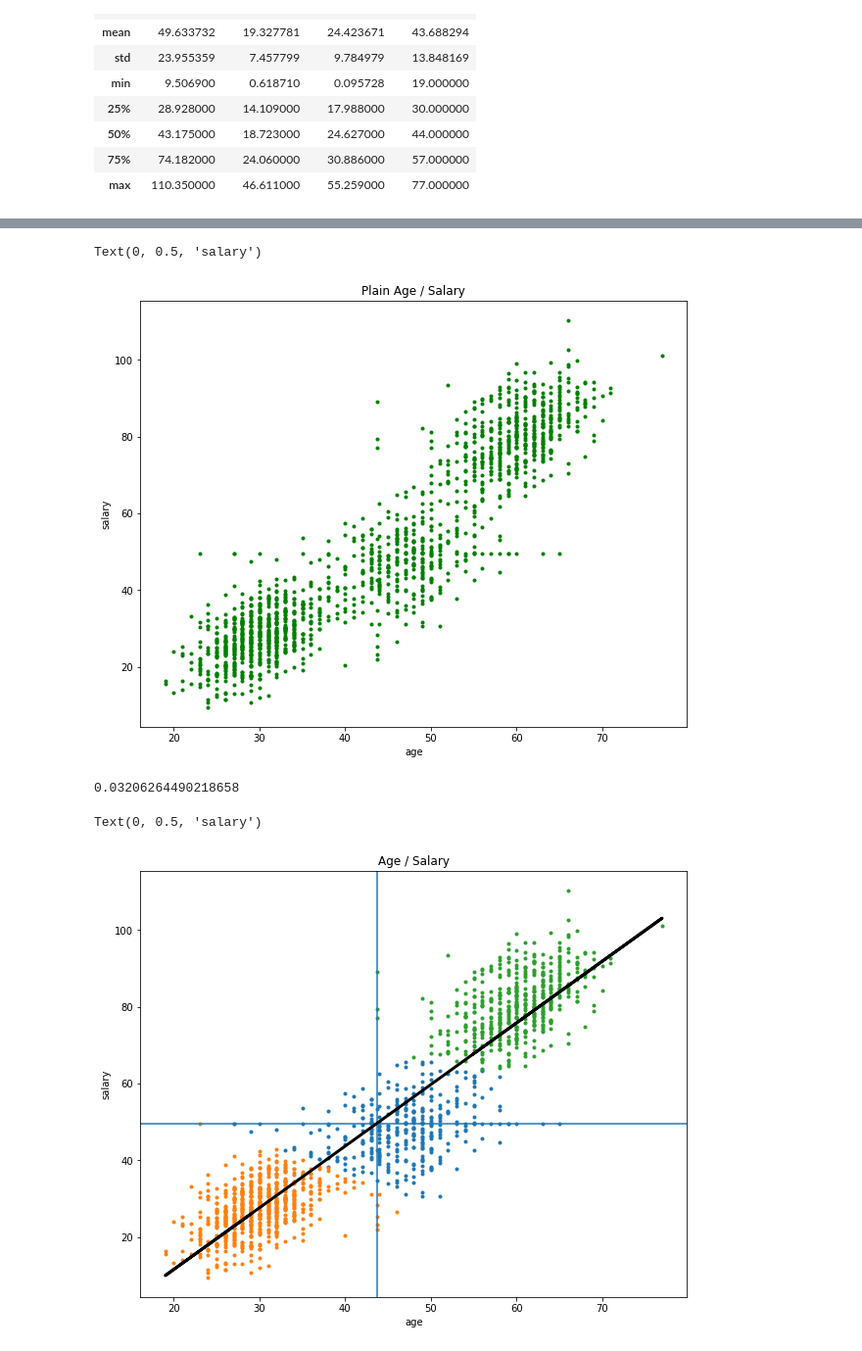
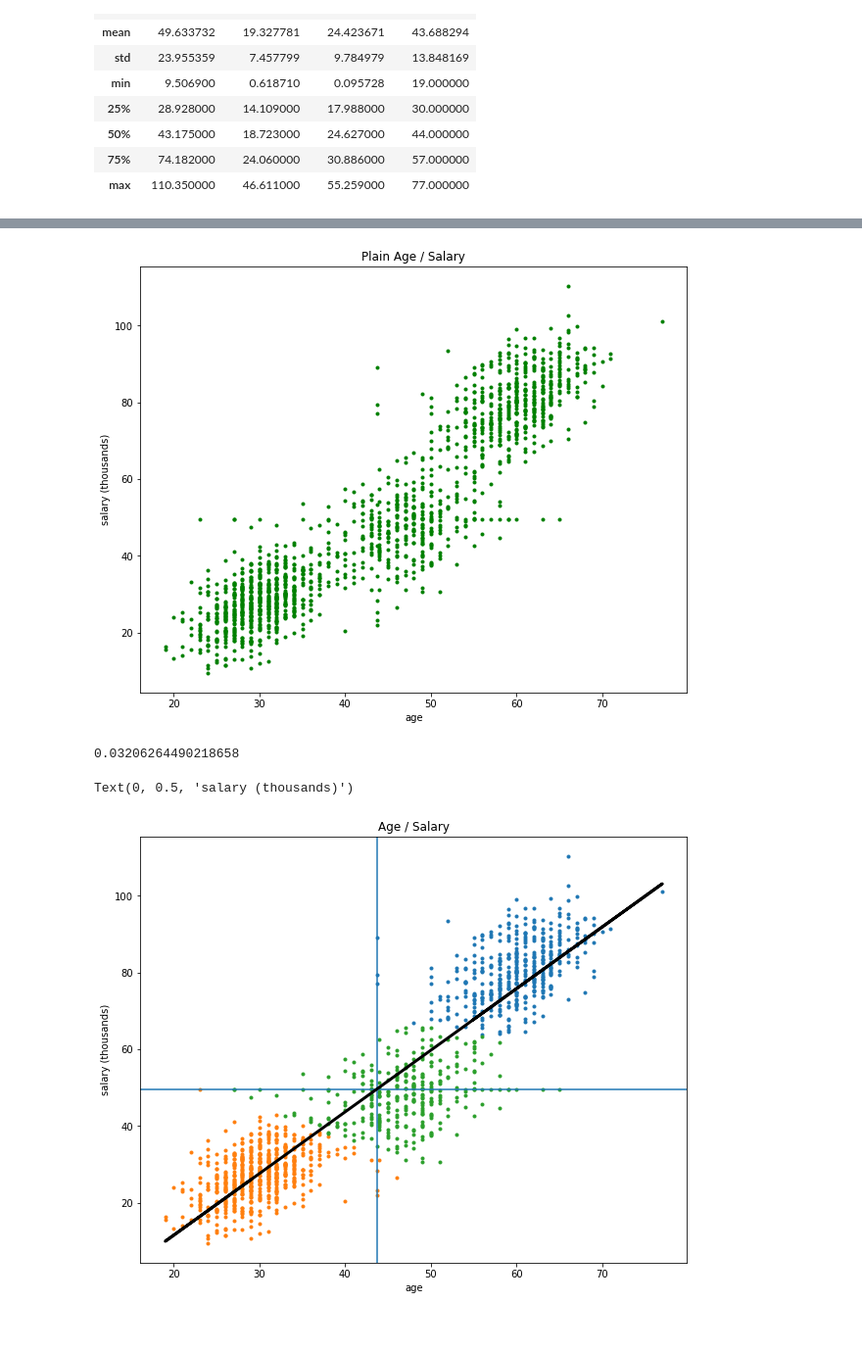
Before and after one commit to jensthetree/DsciFinalProj, a Jupyter notebook: Final Project.ipynb, the cells around one changed output, grey strips where cells are left out. Shown at 98% size. Cells and saved outputs as stored; diff of their text form; code cells hidden in the pictures.

```diff
--- a/Final Project.ipynb
+++ b/Final Project.ipynb
@@ -153,41 +155,40 @@ plt.ylabel('salary')
 plt.xlabel('age')
 plt.title('Plain Age / Salary')
 plt.xlabel('age')
-plt.ylabel('salary')
+plt.ylabel('salary (thousands)')
+
+AS_train, AS_test = train_test_split(AS, test_size=0.1)
 # %% [output]
-Text(0, 0.5, 'salary')
-[figure, old version]
+[figure, new version]
 # %%
 #ASplot clusters and line of best fit
 
 fig= plt.figure(figsize=(10,8))
-AS_np = AS.to_numpy()
+AS_np = AS_train.to_numpy()
 kmeans = KMeans(n_clusters=3).fit(AS_np)
-group1 = AS[kmeans.labels_ == 0]
-group2 = AS[kmeans.labels_ == 1]
-group3 = AS[kmeans.labels_ == 2]
+group1 = AS_train[kmeans.labels_ == 0]
+group2 = AS_train[kmeans.labels_ == 1]
+group3 = AS_train[kmeans.labels_ == 2]
 plt.scatter(group1['age'], group1['salary'], marker='.')
 plt.scatter(group2['age'], group2['salary'], marker='.')
 plt.scatter(group3['age'], group3['salary'], marker='.')
 #add line of best fit to plot
 slope, constant = np.polyfit(a, s, 1)
 #add mean lines
 plt.axvline(x=np.nanmean(a))
 plt.axhline(y=np.nanmean(s))
 plt.plot(a, slope*a+constant, color = 'black', linewidth=3)
 # add r-squared value
 r_squared = r2_score(a,s)
 print(r_squared)
-plt.title('age / salary')
-plt.ylabel('salary')
-plt.xlabel('age')
+
 plt.title('Age / Salary')
 plt.xlabel('age')
-plt.ylabel('salary')
+plt.ylabel('salary (thousands)')
 # %% [output]
 0.03206264490218658
-Text(0, 0.5, 'salary')
+Text(0, 0.5, 'salary (thousands)')
-[figure, old version]
+[figure, new version]
 # %%
 dbi_dict = {}
 for i in range(2,21):
```
Also changed, not shown: parts of 8 cells of this notebook.
